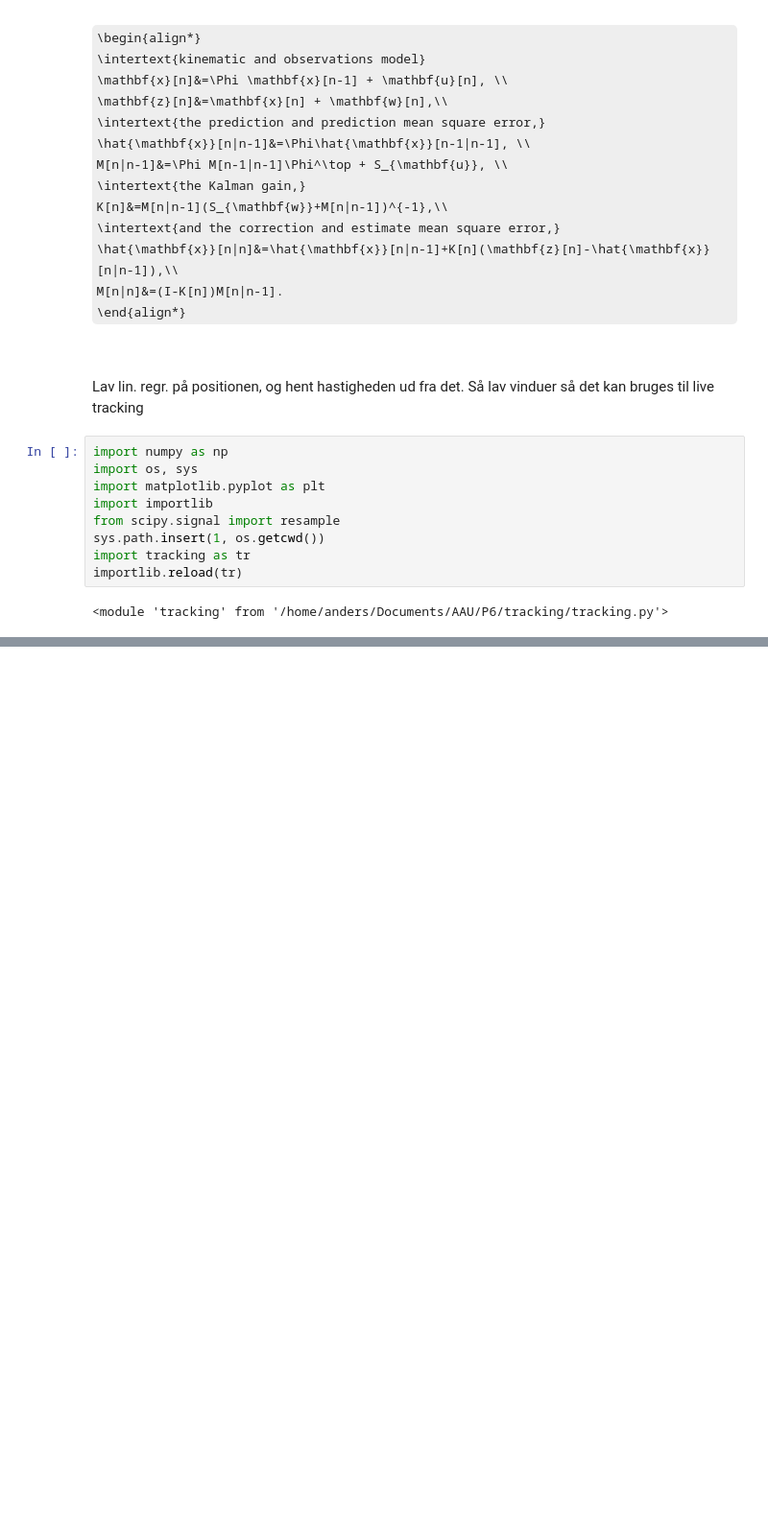
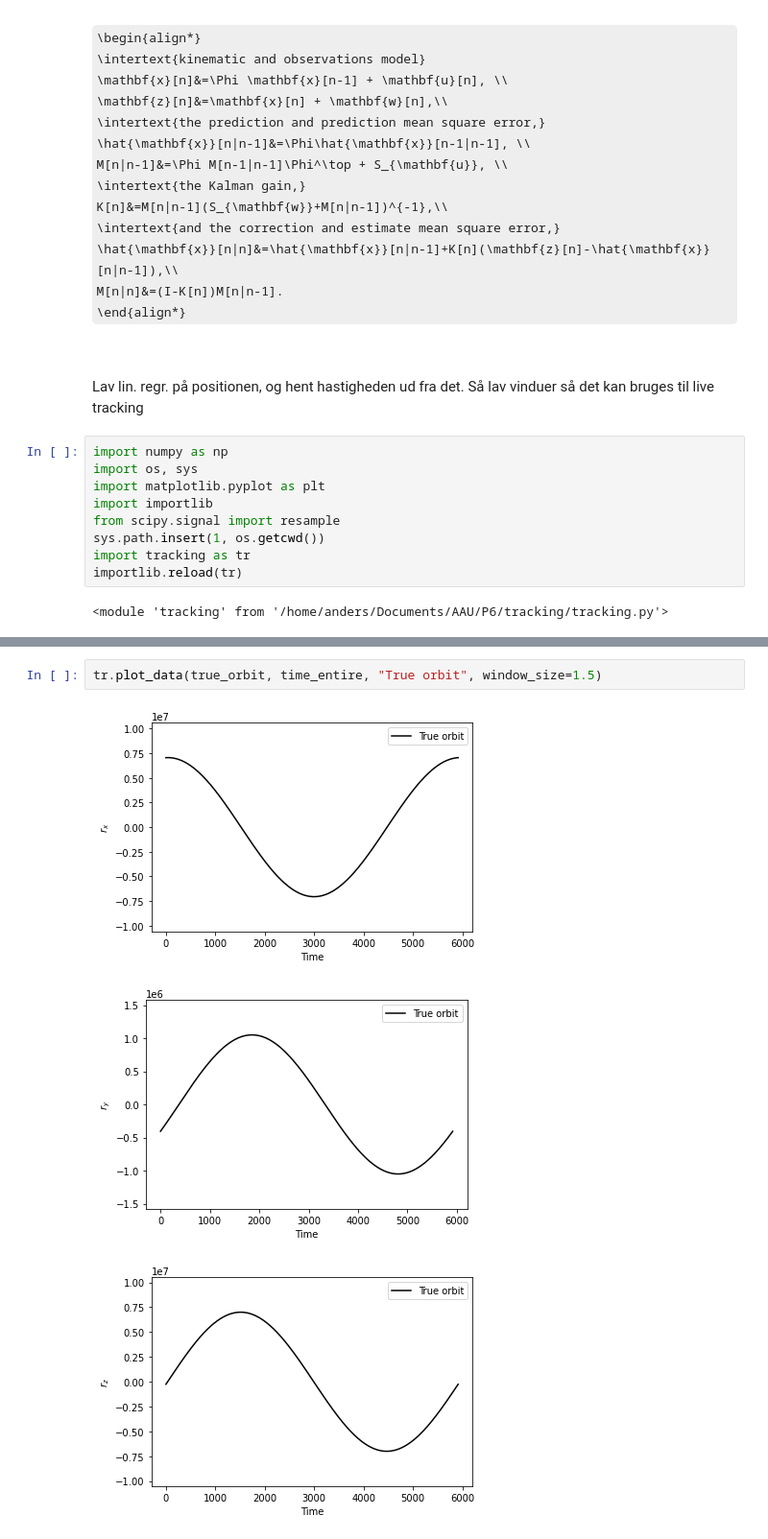
Before and after one commit to ahll19/P6, a Jupyter notebook: tracking/anders.ipynb, the cells around one changed output, grey strips where cells are left out. Shown at 96% size. Drawn from its saved outputs; the diff is of its cells as text; some formulas as TeX source; blank space fills up the shorter version.

```diff
--- a/tracking/anders.ipynb
+++ b/tracking/anders.ipynb
@@ -50,2 +70,8 @@ rz = true_orbit[:, 2]
+# %%
+tr.plot_data(true_orbit, time_entire, "True orbit", window_size=1.5)
+# %% [output]
+[figure, added]
+[figure, added]
+[figure, added]
 # %%
 plt.title("x")
```
Also changed, not shown: parts of 7 cells of this notebook, 5 other files.
